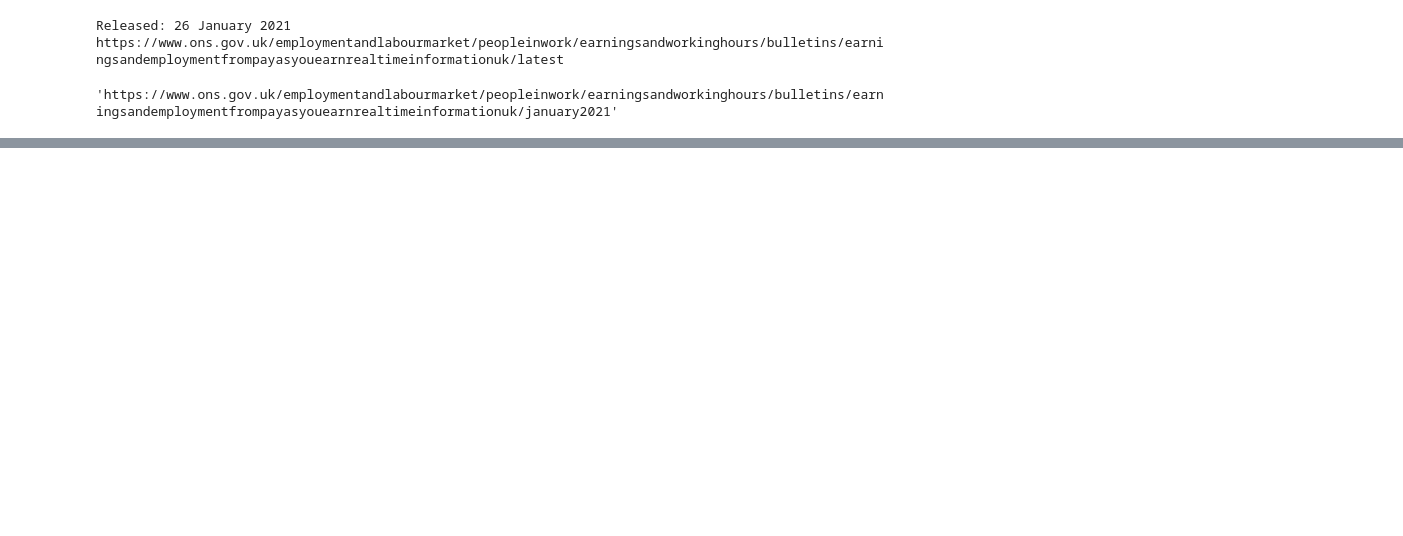
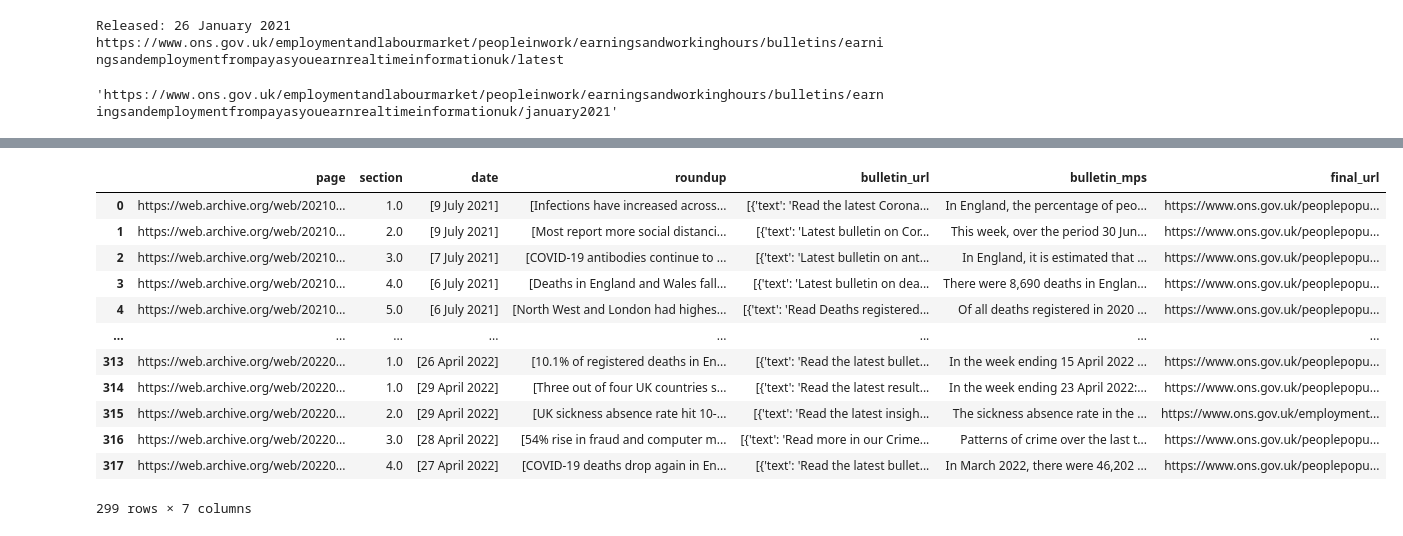
Before and after one commit to theojolliffe/roundupdata, a Jupyter notebook: CovSelenium.ipynb, the cells around one changed output, grey strips where cells are left out. Saved outputs shown, nothing was run; the diff lists cells and outputs as text; code cells hidden in the pictures; blank space fills up the shorter version.

```diff
--- a/CovSelenium.ipynb
+++ b/CovSelenium.ipynb
@@ -290,0 +367,5 @@ driver.find_elements_by_xpath(f'//*[@id="main"]/div[2]/div[1]/article/div[3]/sec
+# %%
+for i in df.index:
+    if i > 76:
+        print(i)
+        df['bulletin_mps'][i] = checklatest(df['bulletin_url'][i][-1]['link'], df['date'][i][0])
@@ -290,0 +405,6 @@ driver.find_elements_by_xpath(f'//*[@id="main"]/div[2]/div[1]/article/div[3]/sec
+# %%
+df_nofinurl = df[df.apply(lambda x: x['final_url'][:3] == 'ERR', axis=1)]
+df = df[df.apply(lambda x: x['final_url'][:3] != 'ERR', axis=1)]
+# %%
+df_nofinurl = df[df.apply(lambda x: x['final_url'][:3] == 'ERR', axis=1)]
+df = df[df.apply(lambda x: x['final_url'][:3] != 'ERR', axis=1)]
@@ -290,0 +456,5 @@ driver.find_elements_by_xpath(f'//*[@id="main"]/div[2]/div[1]/article/div[3]/sec
+# %%
+for i in df.index:
+    if i > 307:
+        print(i)
+        df['bulletin_mps'][i] = getmps(df['final_url'][i])
@@ -290,0 +476,16 @@ driver.find_elements_by_xpath(f'//*[@id="main"]/div[2]/div[1]/article/div[3]/sec
+# %%
+df
+# %% [output]
+|  | page | section | date | roundup | bulletin_url | bulletin_mps | final_url |
+| 0 | https://web.archive.org/web/20210... | 1.0 | [9 July 2021] | [Infections have increased across... | [{'text': 'Read the latest Corona... | In England, the percentage of peo... | https://www.ons.gov.uk/peoplepopu... |
+| 1 | https://web.archive.org/web/20210... | 2.0 | [9 July 2021] | [Most report more social distanci... | [{'text': 'Latest bulletin on Cor... | This week, over the period 30 Jun... | https://www.ons.gov.uk/peoplepopu... |
+| 2 | https://web.archive.org/web/20210... | 3.0 | [7 July 2021] | [COVID-19 antibodies continue to ... | [{'text': 'Latest bulletin on ant... | In England, it is estimated that ... | https://www.ons.gov.uk/peoplepopu... |
+| 3 | https://web.archive.org/web/20210... | 4.0 | [6 July 2021] | [Deaths in England and Wales fall... | [{'text': 'Latest bulletin on dea... | There were 8,690 deaths in Englan... | https://www.ons.gov.uk/peoplepopu... |
+| 4 | https://web.archive.org/web/20210... | 5.0 | [6 July 2021] | [North West and London had highes... | [{'text': 'Read Deaths registered... | Of all deaths registered in 2020 ... | https://www.ons.gov.uk/peoplepopu... |
+| ... | ... | ... | ... | ... | ... | ... | ... |
+| 313 | https://web.archive.org/web/20220... | 1.0 | [26 April 2022] | [10.1% of registered deaths in En... | [{'text': 'Read the latest bullet... | In the week ending 15 April 2022 ... | https://www.ons.gov.uk/peoplepopu... |
+| 314 | https://web.archive.org/web/20220... | 1.0 | [29 April 2022] | [Three out of four UK countries s... | [{'text': 'Read the latest result... | In the week ending 23 April 2022:... | https://www.ons.gov.uk/peoplepopu... |
+| 315 | https://web.archive.org/web/20220... | 2.0 | [29 April 2022] | [UK sickness absence rate hit 10-... | [{'text': 'Read the latest insigh... | The sickness absence rate in the ... | https://www.ons.gov.uk/employment... |
+| 316 | https://web.archive.org/web/20220... | 3.0 | [28 April 2022] | [54% rise in fraud and computer m... | [{'text': 'Read more in our Crime... | Patterns of crime over the last t... | https://www.ons.gov.uk/peoplepopu... |
+| 317 | https://web.archive.org/web/20220... | 4.0 | [27 April 2022] | [COVID-19 deaths drop again in En... | [{'text': 'Read the latest bullet... | In March 2022, there were 46,202 ... | https://www.ons.gov.uk/peoplepopu... |
+299 rows × 7 columns
```
Also changed, not shown: parts of 66 cells of this notebook, 6 other files.
